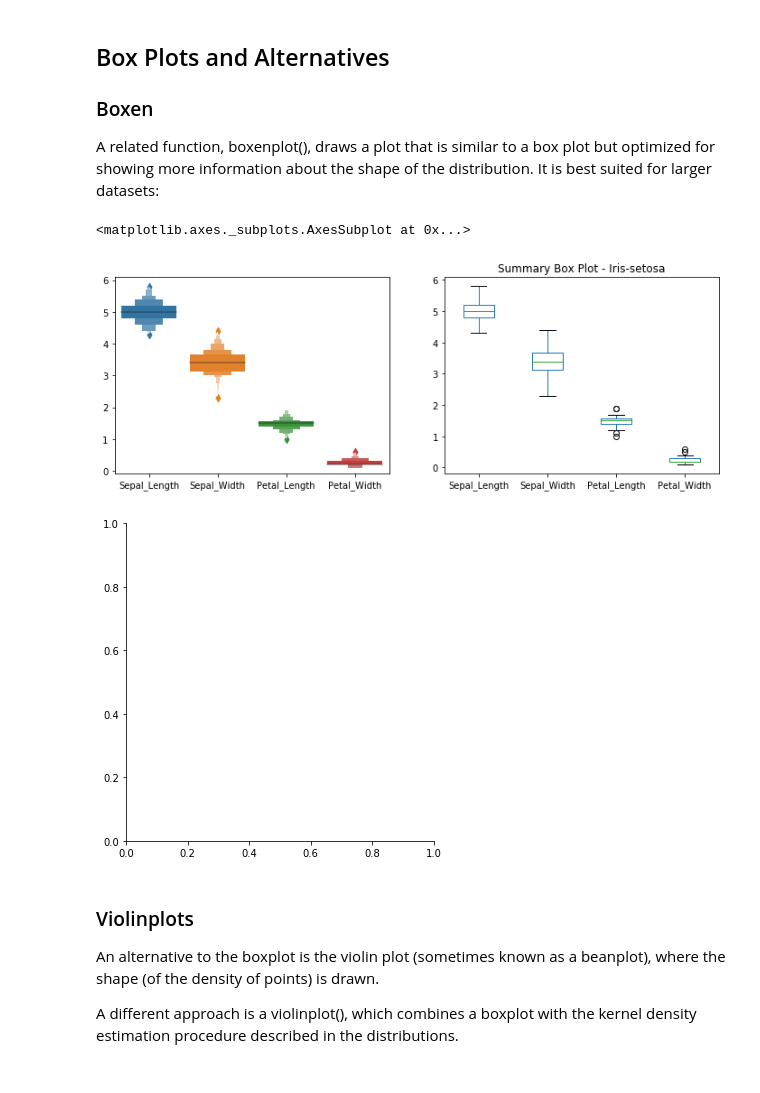
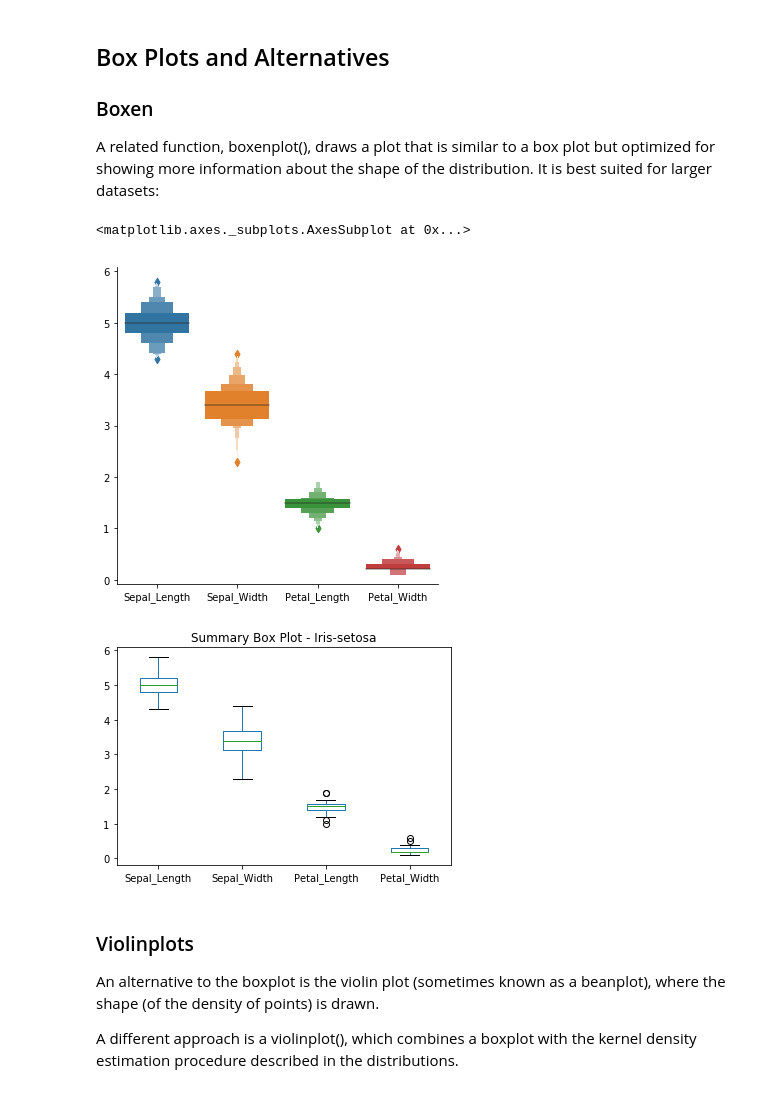
Before and after one commit to cdigap/FDA_Project, a Jupyter notebook: The_Box_Plot_Understanding.ipynb, the cells around one changed output. Saved outputs shown, nothing was run; the diff lists cells and outputs as text; code cells hidden in the pictures.

```diff
--- a/The_Box_Plot_Understanding.ipynb
+++ b/The_Box_Plot_Understanding.ipynb
@@ -178,20 +173,19 @@ Name: Sepal_Length, dtype: float64
 A related function, boxenplot(), draws a plot that is similar to a box plot but optimized for showing more information about the shape of the distribution. It is best suited for larger datasets:
 # %%
 # creating a subset of data to show as examples.
-#plt.figure(figsize = (10, 8))
+
 c_IS = data_file.loc['Iris-setosa']
 
-fig, (ax1, ax2) = plt.subplots(nrows=1, ncols=2, figsize=(12,4))
 
-ax1.set_title='Summary Boxen Plot - Iris-setosa'
-sns.catplot(kind="boxen",  data=c_IS, ax=ax1)
+g = sns.catplot(kind="boxen",  data=c_IS)
 
+g.set_titles("Summary Boxen Plot - Iris-setosa")
 
-c_IS.plot(kind='box',  title='Summary Box Plot - Iris-setosa', ax=ax2)
+c_IS.plot(kind='box',  title='Summary Box Plot - Iris-setosa')
 # %% [output]
 <matplotlib.axes._subplots.AxesSubplot at 0x...>
-[figure, old version]
+[figure, new version]
-[figure, old version]
+[figure, new version]
 # %% [markdown]
 ### Violinplots
 
```
Also changed, not shown: parts of 5 cells of this notebook.
